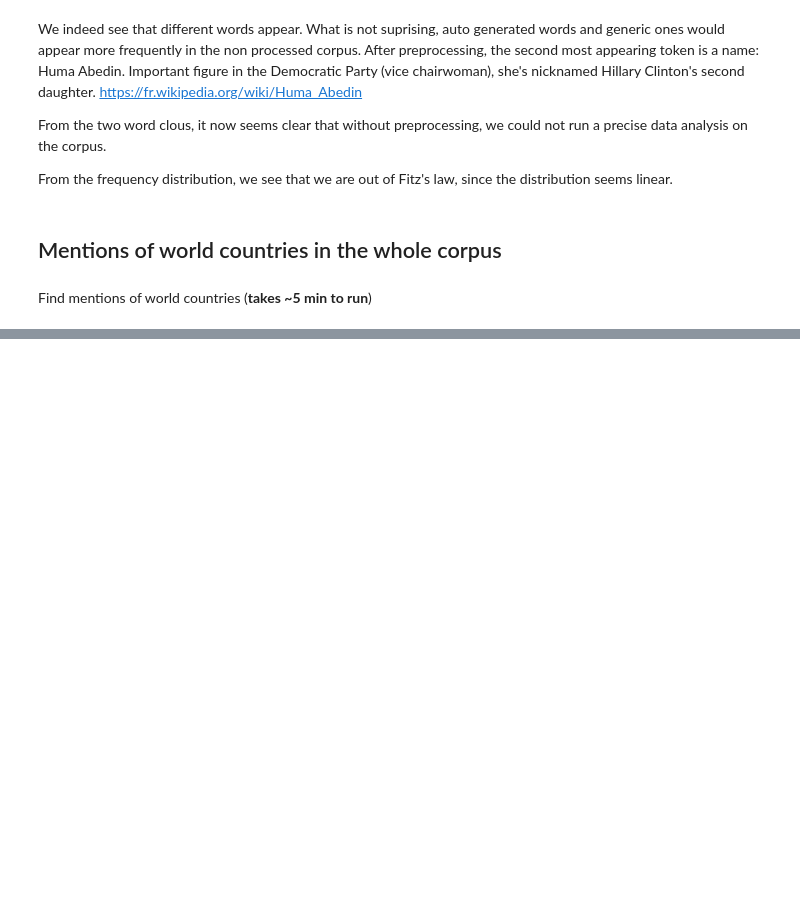
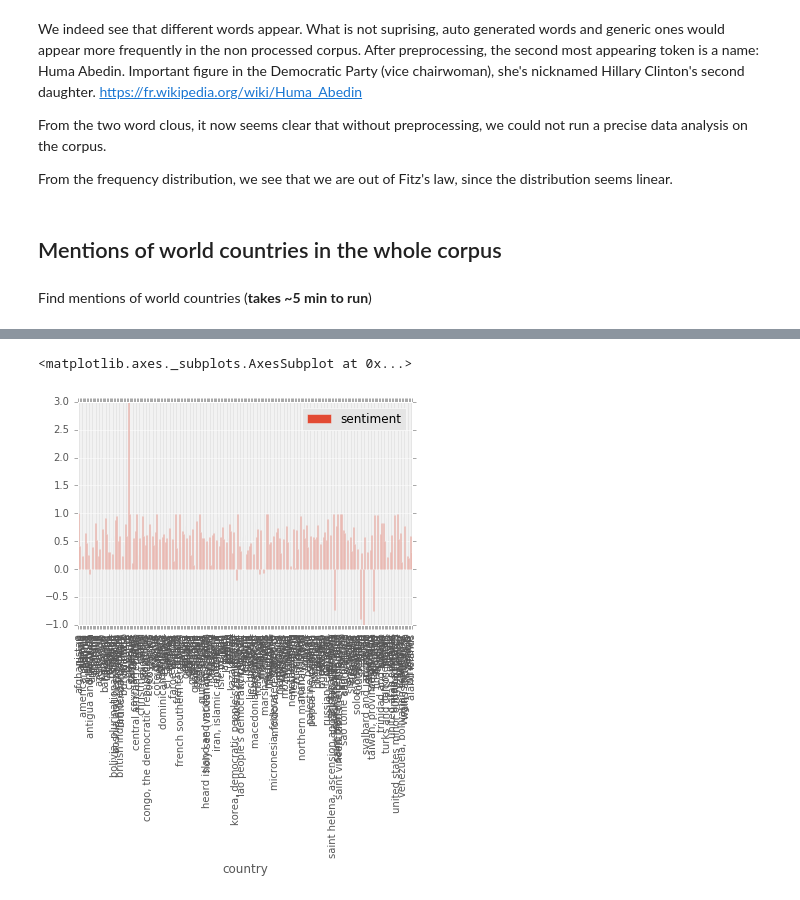
Before and after one commit to lfkrapp/literate-pancake, a Jupyter notebook: 05 - Taming Text/homework.ipynb, the cells around one changed output, grey strips where cells are left out. Drawn from its saved outputs; the diff is of its cells as text; code cells hidden in the pictures; blank space fills up the shorter version.

Commit message:
fixed point 2, still need to add discussion + better plot

```diff
--- a/05 - Taming Text/homework.ipynb
+++ b/05 - Taming Text/homework.ipynb
@@ -241,3 +250,16 @@ sentiment_polarity("I feel great today. Hail Trump!")
+# %%
+#sentiment_matrix = build_sentiment_matrix(Processed_Text)
+#sentiment_matrix.to_csv('sentiment_matrix')
+sentiment_matrix = pd.read_csv("sentiment_matrix", index_col=0)
 # %%
-tqdm_notebook().pandas(desc="Computing polarity")
-polarities = emails_rawtext.progress_apply(sentiment_polarity)
+#tqdm_notebook().pandas(desc="Computing polarity")
+#polarities = emails_rawtext.progress_apply(sentiment_polarity)
+#sentiment_matrix.to_csv('sentiment_matrix')
+
+sentiment_matrix.columns = ["sentiment", "country"]
+sentiment_by_country = sentiment_matrix.groupby("country").mean()
+# %%
+sentiment_by_country.plot.bar()
+# %% [output]
+<matplotlib.axes._subplots.AxesSubplot at 0x...>
+[figure, added]
```
Also changed, not shown: parts of 13 cells of this notebook, 1 other file.
